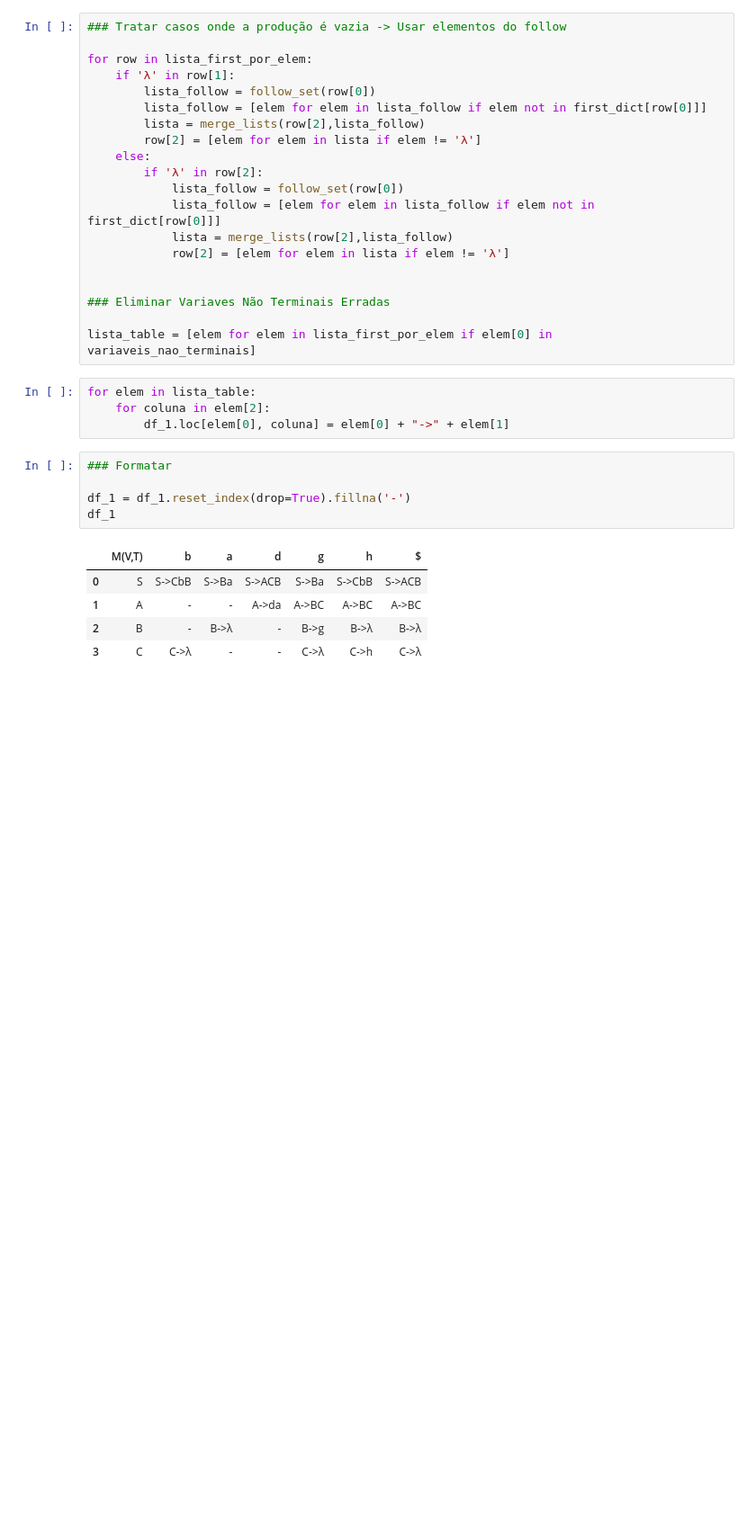
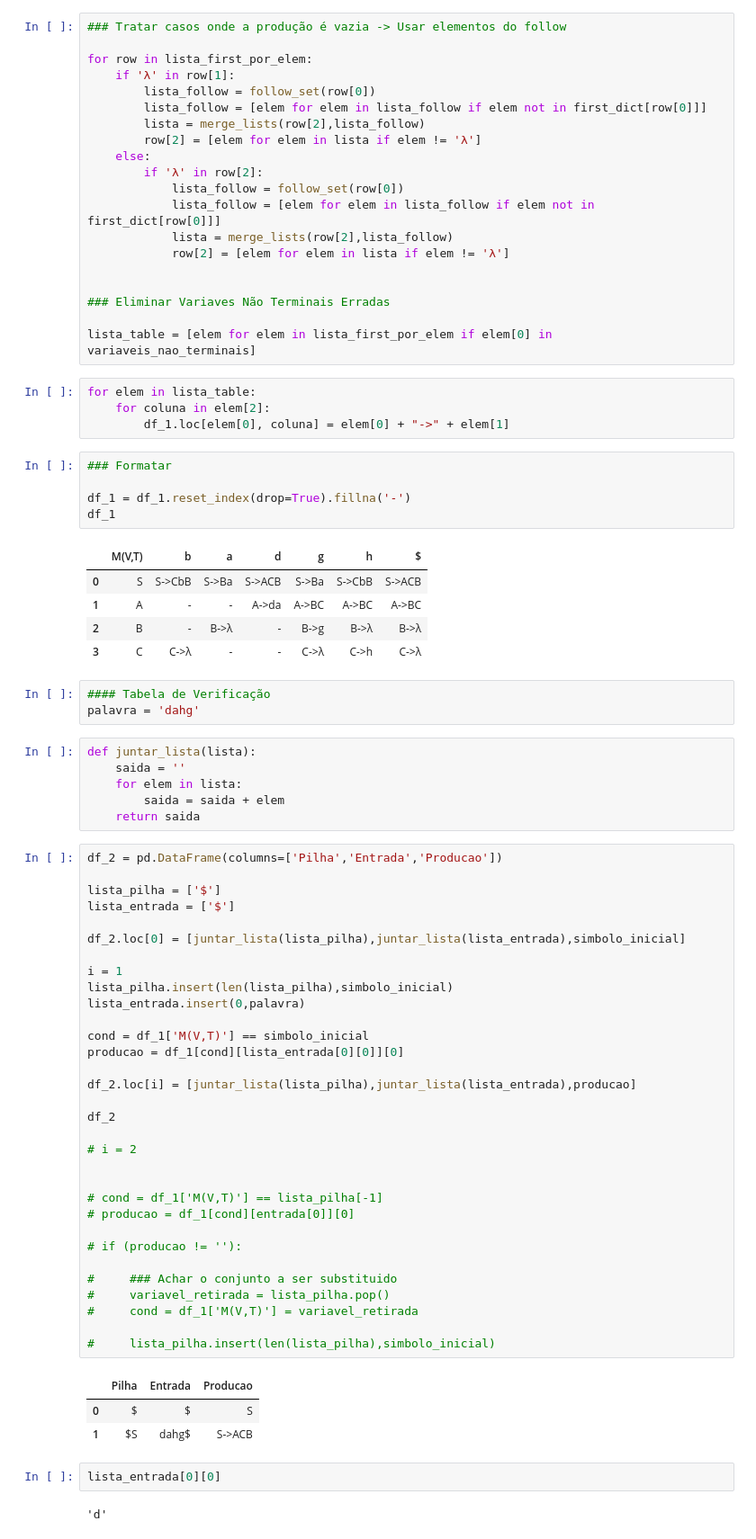
Before and after one commit to fabiobritoo/first-follow, a Jupyter notebook: first_follow.ipynb, the cells around one changed output. Shown: that part at 90% size. Drawn from its saved outputs; the diff is of its cells as text; blank space fills up the shorter version.

Commit message:
Inicio da Terceira Tabela

```diff
--- a/first_follow.ipynb
+++ b/first_follow.ipynb
@@ -391,3 +391,52 @@ df_1
 | 1 | A | - | - | A->da | A->BC | A->BC | A->BC |
 | 2 | B | - | B->λ | - | B->g | B->λ | B->λ |
 | 3 | C | C->λ | - | - | C->λ | C->h | C->λ |
+# %%
+#### Tabela de Verificação
+palavra = 'dahg'
+# %%
+def juntar_lista(lista):
+    saida = ''
+    for elem in lista:
+        saida = saida + elem
+    return saida
+# %%
+df_2 = pd.DataFrame(columns=['Pilha','Entrada','Producao'])
+
+lista_pilha = ['$']
+lista_entrada = ['$']
+
+df_2.loc[0] = [juntar_lista(lista_pilha),juntar_lista(lista_entrada),simbolo_inicial]
+
+i = 1
+lista_pilha.insert(len(lista_pilha),simbolo_inicial)
+lista_entrada.insert(0,palavra)
+
+cond = df_1['M(V,T)'] == simbolo_inicial
+producao = df_1[cond][lista_entrada[0][0]][0]
+
+df_2.loc[i] = [juntar_lista(lista_pilha),juntar_lista(lista_entrada),producao]
+
+df_2
+
+# i = 2
+
+
+# cond = df_1['M(V,T)'] == lista_pilha[-1]
+# producao = df_1[cond][entrada[0]][0]
+
+# if (producao != ''):
+
+#     ### Achar o conjunto a ser substituido
+#     variavel_retirada = lista_pilha.pop()
+#     cond = df_1['M(V,T)'] = variavel_retirada
+
+#     lista_pilha.insert(len(lista_pilha),simbolo_inicial)
+# %% [output]
+|  | Pilha | Entrada | Producao |
+| 0 | $ | $ | S |
+| 1 | $S | dahg$ | S->ACB |
+# %%
+lista_entrada[0][0]
+# %% [output]
+'d'
```
Also changed, not shown: parts of 7 cells of this notebook.
